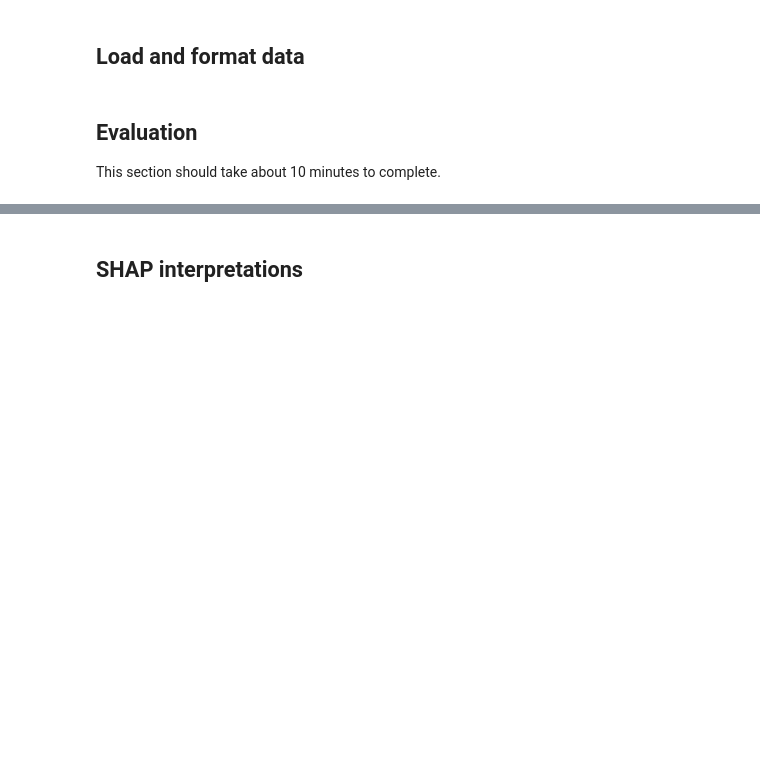
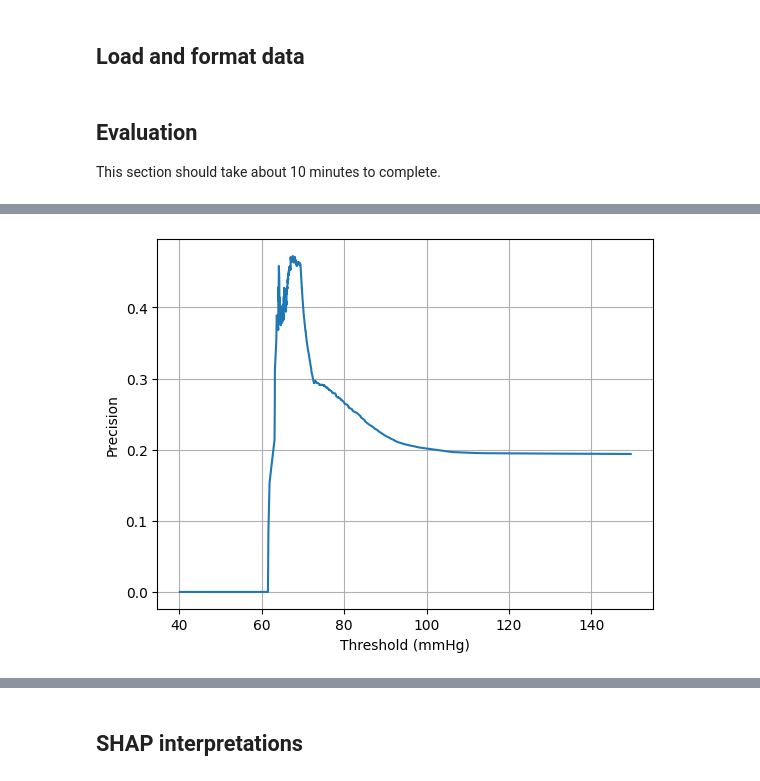
Before and after one commit to BobAubouin/hypotension_pred, a Jupyter notebook: scripts/experiments/show_results.ipynb, the cells around one changed output, grey strips where cells are left out. Drawn from its saved outputs; the diff is of its cells as text; code cells hidden in the pictures; blank space fills up the shorter version.

```diff
--- a/scripts/experiments/show_results.ipynb
+++ b/scripts/experiments/show_results.ipynb
@@ -38,0 +119,14 @@ tester.run(True, True)
+# %%
+from hp_pred.experiments import precision_event_recall
+
+baseline_prob = 1 - test['last_map_value'].values / 120
+
+precision, recall, th = precision_event_recall(test['label'].values, baseline_prob, test['label_id'].values)
+plt.plot((1-th)*120, precision[1:], label='Model')
+plt.grid()
+plt.xlabel('Threshold (mmHg)')
+plt.ylabel('Precision')
+plt.savefig('output/S1.pdf', bbox_inches='tight')
+plt.show()
+# %% [output]
+[figure, added]
```
Also changed, not shown: parts of 9 cells of this notebook, 1 other file.
